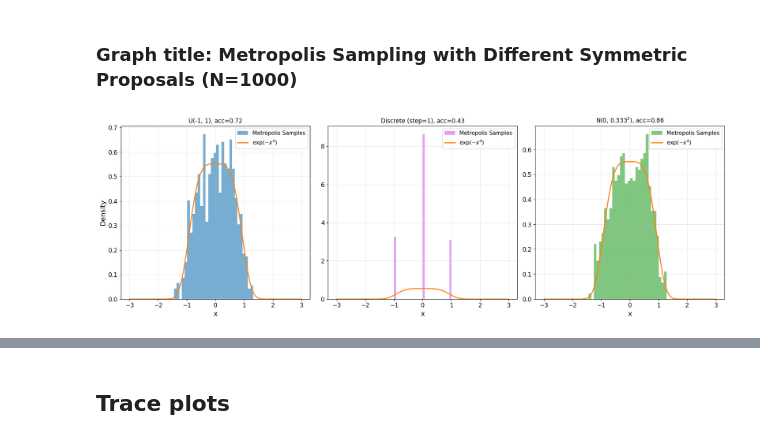
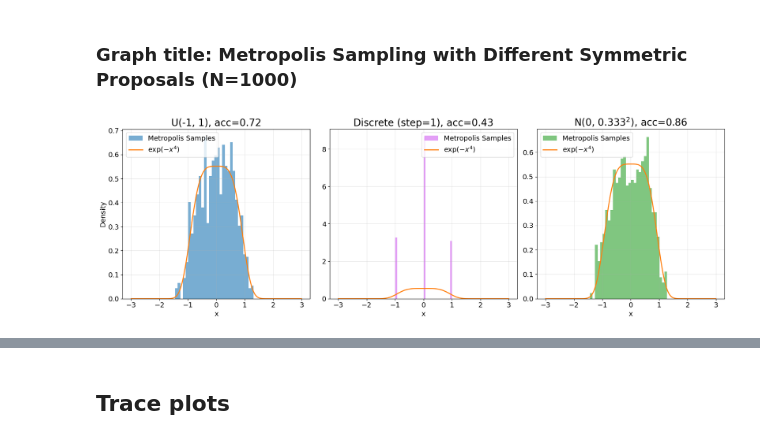
Before and after one commit to wakeupat4am/MATH4010--Advanced-Prob-Stat----Final-Project, a Jupyter notebook: Problem & Visualization/Problem 2/Problem_2.ipynb, the cells around one changed output, grey strips where cells are left out. Cells and saved outputs as stored; diff of their text form; code cells hidden in the pictures.

Commit message:
increase text size of figures

```diff
--- a/Problem & Visualization/Problem 2/Problem_2.ipynb
+++ b/Problem & Visualization/Problem 2/Problem_2.ipynb
@@ -7,10 +7,10 @@ import numpy as np
 import pandas as pd
 from scipy.integrate import quad
 
-TITLE_SIZE = 16
+TITLE_SIZE = 20
 LABEL_SIZE = 14
-TICK_SIZE = 12
-LEGEND_SIZE = 11
+TICK_SIZE = 14
+LEGEND_SIZE = 14
 
 UNIFORM_COLOR = "#1f77b4"
 DISCRETE_COLOR = "#d160f1"
@@ -198,7 +204,7 @@ ax[0].plot(x_vals, true_density, linewidth=2,
            color=TRUE_DENSITY_COLOR,
            label=r'$\exp(-x^4)$')
 
-ax[0].set_title(f"U(-{UNIFORM_STEP}, {UNIFORM_STEP}), acc={acc_uniform:.2f}")
+ax[0].set_title(f"U(-{UNIFORM_STEP}, {UNIFORM_STEP}), acc={acc_uniform:.2f}", fontsize=TITLE_SIZE)
 ax[0].set_xlabel("x", fontsize=LABEL_SIZE)
 ax[0].set_ylabel("Density", fontsize=LABEL_SIZE)
 ax[0].tick_params(axis='both', labelsize=TICK_SIZE)
@@ -212,33 +218,33 @@ ax[1].hist(samples_discrete, bins=B2, density=True,
 
 ax[1].plot(x_vals, true_density, linewidth=2,
            color=TRUE_DENSITY_COLOR,
            label=r'$\exp(-x^4)$')
 
-ax[1].set_title(f"Discrete (step={DISCRETE_STEP}), acc={acc_discrete:.2f}")
+ax[1].set_title(f"Discrete (step={DISCRETE_STEP}), acc={acc_discrete:.2f}", fontsize=TITLE_SIZE)
 ax[1].set_xlabel("x", fontsize=LABEL_SIZE)
 ax[1].tick_params(axis='both', labelsize=TICK_SIZE)
 ax[1].grid(True, alpha=0.3)
 ax[1].legend(fontsize=LEGEND_SIZE)
 
 # ---------- Third plot ----------
 ax[2].hist(samples_normal,
            bins=B3, density=True, alpha=0.6,
            color=NORMAL_COLOR,
            label="Metropolis Samples")
 
 ax[2].plot(x_vals, true_density, linewidth=2,
            color=TRUE_DENSITY_COLOR,
            label=r'$\exp(-x^4)$')
 
-ax[2].set_title(f"N(0, ${SIGMA}^2$), acc={acc_normal:.2f}")
+ax[2].set_title(f"N(0, ${SIGMA}^2$), acc={acc_normal:.2f}", fontsize=TITLE_SIZE)
 ax[2].set_xlabel("x", fontsize=LABEL_SIZE)
 ax[2].tick_params(axis='both', labelsize=TICK_SIZE)
 ax[2].grid(True, alpha=0.3)
 ax[2].legend(fontsize=LEGEND_SIZE)
 
 # Better spacing
 plt.tight_layout()
 plt.savefig(f"../../Figures/viz_proposal_2b", dpi=300)
 plt.show()
 # %% [output]
-[figure, old version]
+[figure, new version]
```
Also changed, not shown: parts of 15 cells of this notebook, 17 other files.
